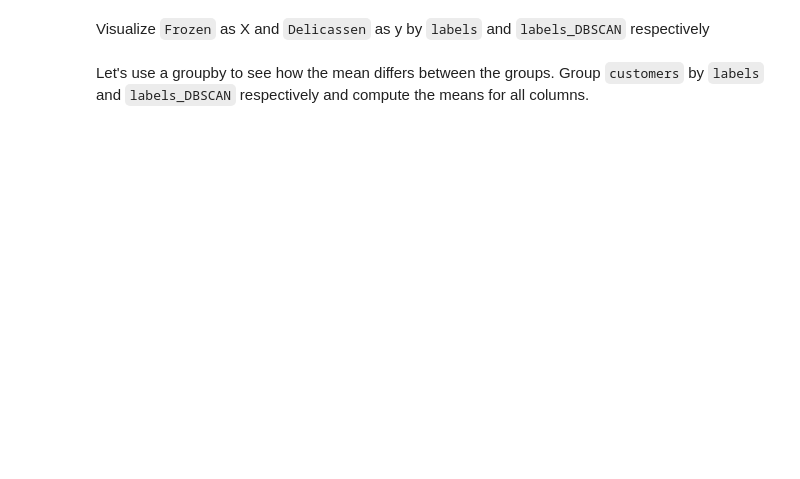
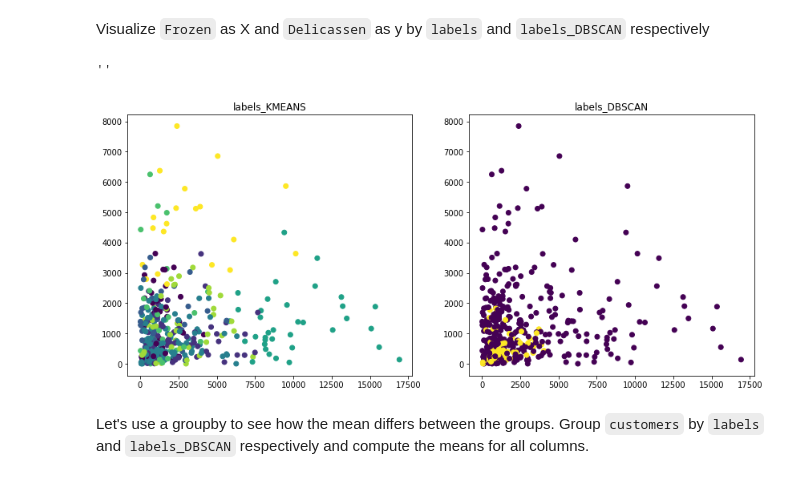
Before and after one commit to CristopherRL/dataptmad1019, a Jupyter notebook: module-3/lab-unsupervised-learning/your-code/main.ipynb, the cells around one changed output. Saved outputs shown, nothing was run; the diff lists cells and outputs as text; code cells hidden in the pictures; blank space fills up the shorter version.

```diff
--- a/module-3/lab-unsupervised-learning/your-code/main.ipynb
+++ b/module-3/lab-unsupervised-learning/your-code/main.ipynb
@@ -242,3 +295,16 @@ Visualize `Frozen` as X and `Delicassen` as y by `labels` and `labels_DBSCAN` re
+# %%
+# Your code here:
+fig , axes = plt.subplots( ncols=2, nrows=1,figsize = (14,6))
+
+axes[0].scatter(customers_new['Frozen'], customers_new['Delicassen'], c=labels_KMEANS)
+axes[0].set_title('labels_KMEANS')
+
+axes[1].scatter(customers_new['Frozen'], customers_new['Delicassen'], c=labels_DBSCAN)
+axes[1].set_title('labels_DBSCAN')
+;
+# %% [output]
+''
+[figure, added]
 # %% [markdown]
 Let's use a groupby to see how the mean differs between the groups. Group `customers` by `labels` and `labels_DBSCAN` respectively and compute the means for all columns.
 # %%
```
Also changed, not shown: parts of 14 cells of this notebook.
